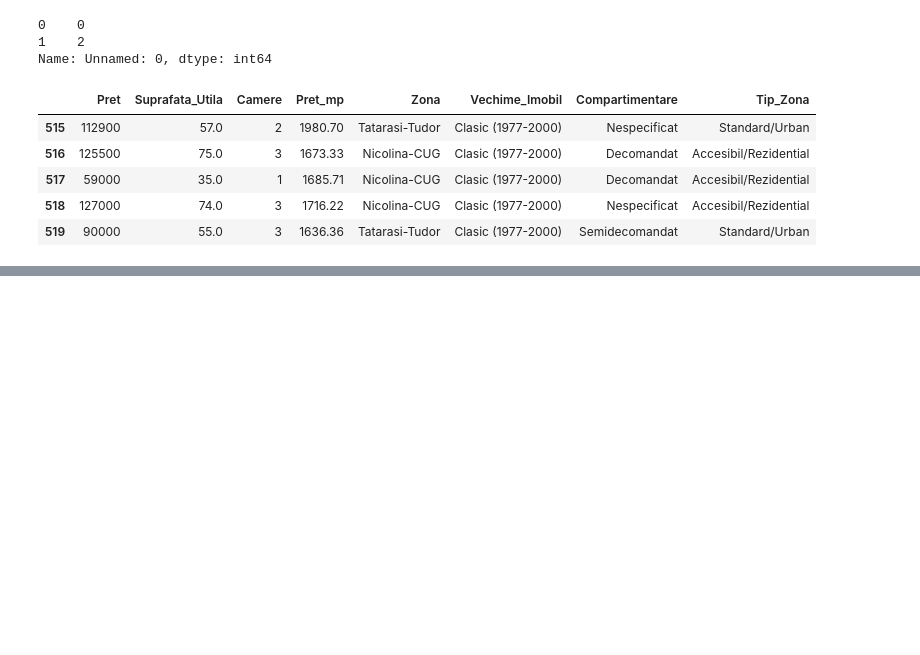
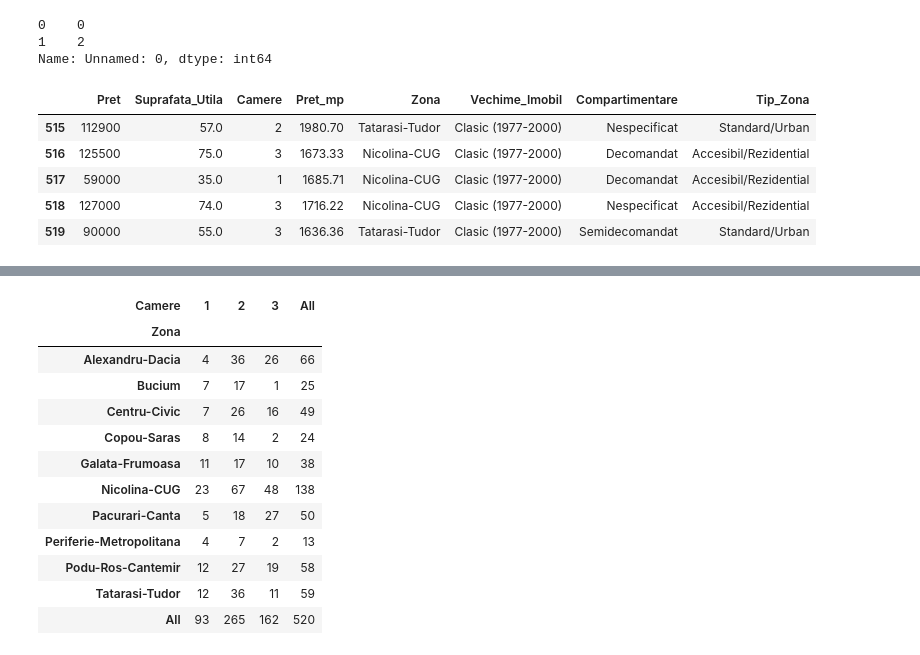
Before and after one commit to BejenaruIoanMatei/iasi-housing-market-analysis, a Jupyter notebook: notebooks/3_exploratory_analysis.ipynb, the cells around one changed output, grey strips where cells are left out. Cells and saved outputs as stored; diff of their text form; code cells hidden in the pictures; blank space fills up the shorter version.

```diff
--- a/notebooks/3_exploratory_analysis.ipynb
+++ b/notebooks/3_exploratory_analysis.ipynb
@@ -49,0 +169,16 @@ Analiza statistica a variabilelor categoriale
+# %%
+pd.crosstab(df['Zona'], df['Camere'], margins=True)
+# %% [output]
+| Camere | 1 | 2 | 3 | All |
+| Zona |  |  |  |  |
+| Alexandru-Dacia | 4 | 36 | 26 | 66 |
+| Bucium | 7 | 17 | 1 | 25 |
+| Centru-Civic | 7 | 26 | 16 | 49 |
+| Copou-Saras | 8 | 14 | 2 | 24 |
+| Galata-Frumoasa | 11 | 17 | 10 | 38 |
+| Nicolina-CUG | 23 | 67 | 48 | 138 |
+| Pacurari-Canta | 5 | 18 | 27 | 50 |
+| Periferie-Metropolitana | 4 | 7 | 2 | 13 |
+| Podu-Ros-Cantemir | 12 | 27 | 19 | 58 |
+| Tatarasi-Tudor | 12 | 36 | 11 | 59 |
+| All | 93 | 265 | 162 | 520 |
```
Also changed, not shown: parts of 25 cells of this notebook.
